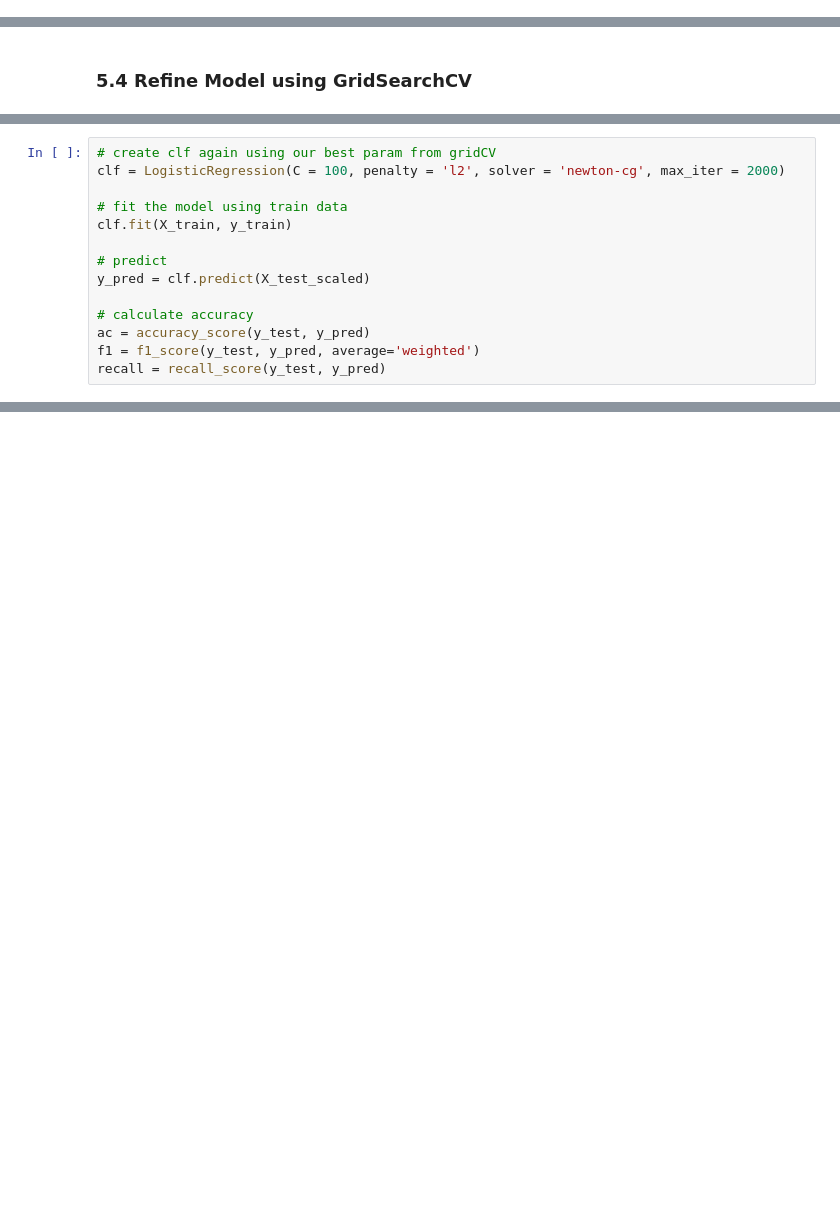
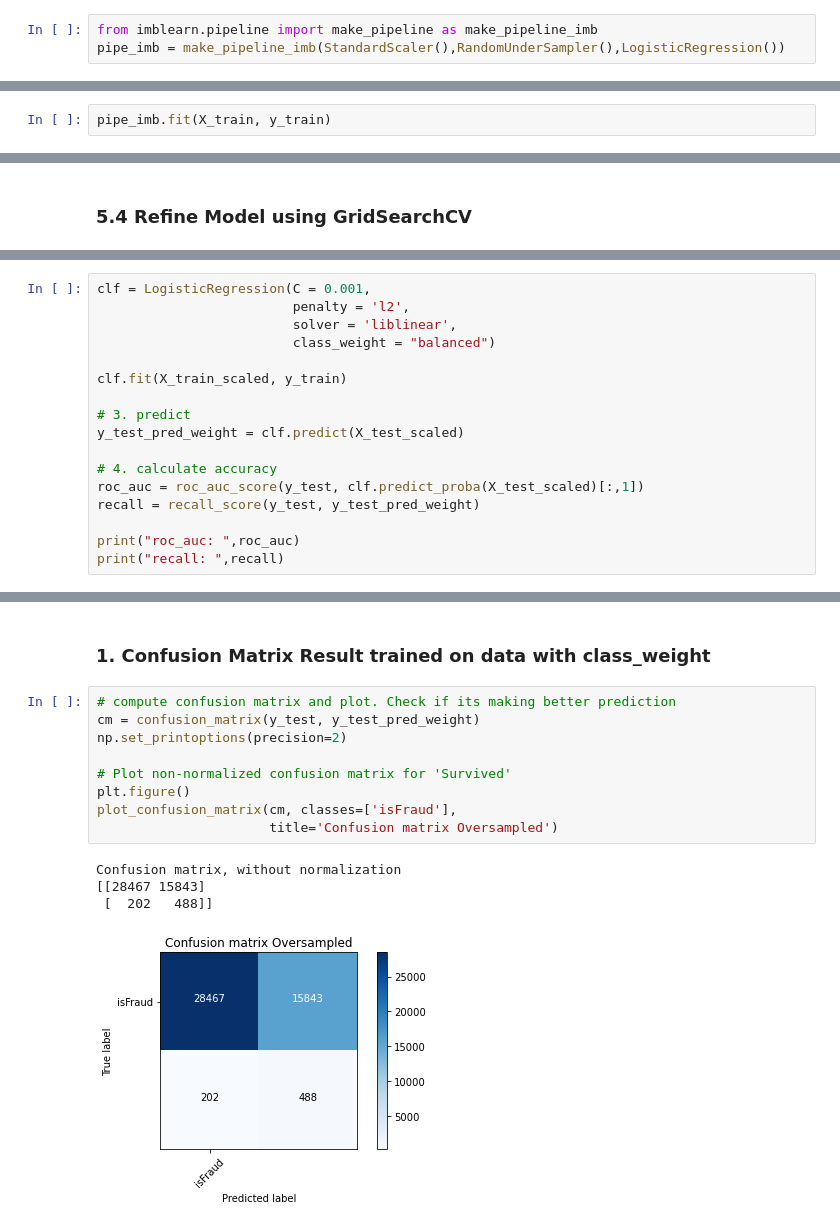
Before and after one commit to freecode23/creditCardFraud, a Jupyter notebook: Preprocessing.ipynb, the cells around one changed output, grey strips where cells are left out. Cells and saved outputs as stored; diff of their text form; blank space fills up the shorter version.

```diff
--- a/Preprocessing.ipynb
+++ b/Preprocessing.ipynb
@@ -307,2 +517,5 @@ pipe = make_pipeline(
+# %%
+from imblearn.pipeline import make_pipeline as make_pipeline_imb
+pipe_imb = make_pipeline_imb(StandardScaler(),RandomUnderSampler(),LogisticRegression())
 # %% [markdown]
 #### 5.3.2 Fit the pipeline
@@ -319,0 +522,2 @@ Pipeline(steps=[('standardscaler', StandardScaler()),
+# %%
+pipe_imb.fit(X_train, y_train)
@@ -367,14 +594,0 @@ grid_search.best_params_
-# %%
-# create clf again using our best param from gridCV
-clf = LogisticRegression(C = 100, penalty = 'l2', solver = 'newton-cg', max_iter = 2000)
-
-# fit the model using train data
-clf.fit(X_train, y_train)
-
-# predict
-y_pred = clf.predict(X_test_scaled)
-
-# calculate accuracy
-ac = accuracy_score(y_test, y_pred)
-f1 = f1_score(y_test, y_pred, average='weighted')
-recall = recall_score(y_test, y_pred)
@@ -383,0 +599,17 @@ recall = recall_score(y_test, y_pred)
+# %%
+clf = LogisticRegression(C = 0.001,
+                         penalty = 'l2',
+                         solver = 'liblinear',
+                         class_weight = "balanced")
+
+clf.fit(X_train_scaled, y_train)
+
+# 3. predict
+y_test_pred_weight = clf.predict(X_test_scaled)
+
+# 4. calculate accuracy
+roc_auc = roc_auc_score(y_test, clf.predict_proba(X_test_scaled)[:,1])
+recall = recall_score(y_test, y_test_pred_weight)
+
+print("roc_auc: ",roc_auc)
+print("recall: ",recall)
@@ -383,0 +701,16 @@ recall = recall_score(y_test, y_pred)
+# %% [markdown]
+### 1. Confusion Matrix Result trained on data with class_weight
+# %%
+# compute confusion matrix and plot. Check if its making better prediction
+cm = confusion_matrix(y_test, y_test_pred_weight)
+np.set_printoptions(precision=2)
+
+# Plot non-normalized confusion matrix for 'Survived'
+plt.figure()
+plot_confusion_matrix(cm, classes=['isFraud'],
+                      title='Confusion matrix Oversampled')
+# %% [output]
+Confusion matrix, without normalization
+[[28467 15843]
+ [  202   488]]
+[figure, added]
```
Also changed, not shown: parts of 139 cells of this notebook.
